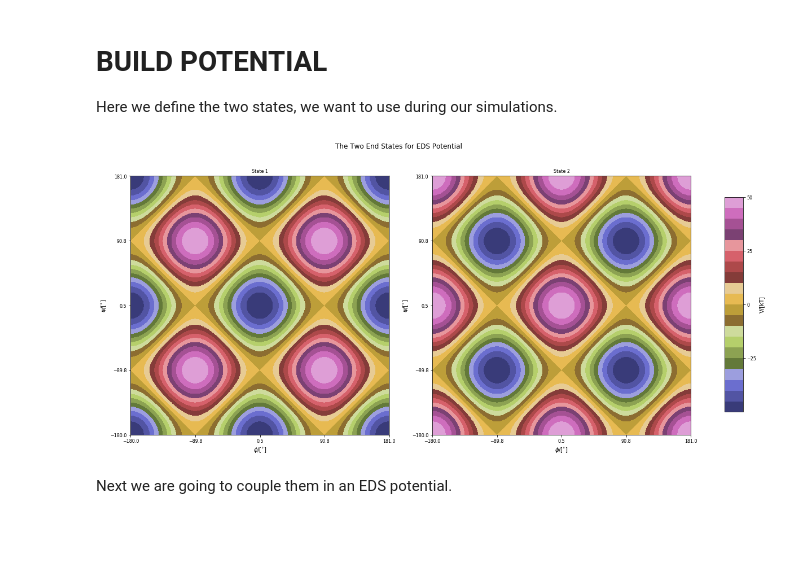
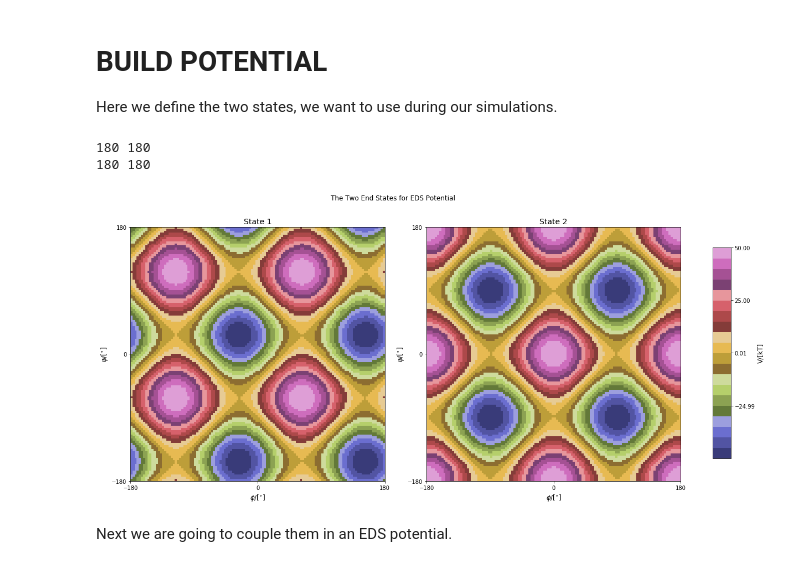
Before and after one commit to rinikerlab/Ensembler, a Jupyter notebook: examples/publication/publication_lambda_EDS/building_potentials.ipynb, the cells around one changed output. Saved outputs shown, nothing was run; the diff lists cells and outputs as text; code cells hidden in the pictures; blank space fills up the shorter version.

```diff
--- a/examples/publication/publication_lambda_EDS/building_potentials.ipynb
+++ b/examples/publication/publication_lambda_EDS/building_potentials.ipynb
@@ -25,10 +25,12 @@ V1 = pot2D.wavePotential(phase_shift=(shift,shift), multiplicity=(2.0, 2.0), amp
 V2 = pot2D.wavePotential(phase_shift=(0.0, 0.0), multiplicity=(2.0, 2.0), amplitude=(amplitude, amplitude))
 # %%
 #Visualisation
-fig = exPlot.plot_2D_2states(V1, V2, space_range=(-180,180), point_resolution=point_resolution)
+fig = exPlot.plot_2D_2states(V1, V2, space_range=[(-180,180), (-180,180)], point_resolution=point_resolution)
 fig.show()
 # %% [output]
+180 180
+180 180
-[figure, old version]
+[figure, new version]
 # %% [markdown]
 Next we are going to couple them in an EDS potential.
 # %%
```
Also changed, not shown: parts of 4 cells of this notebook, 6 other files.
